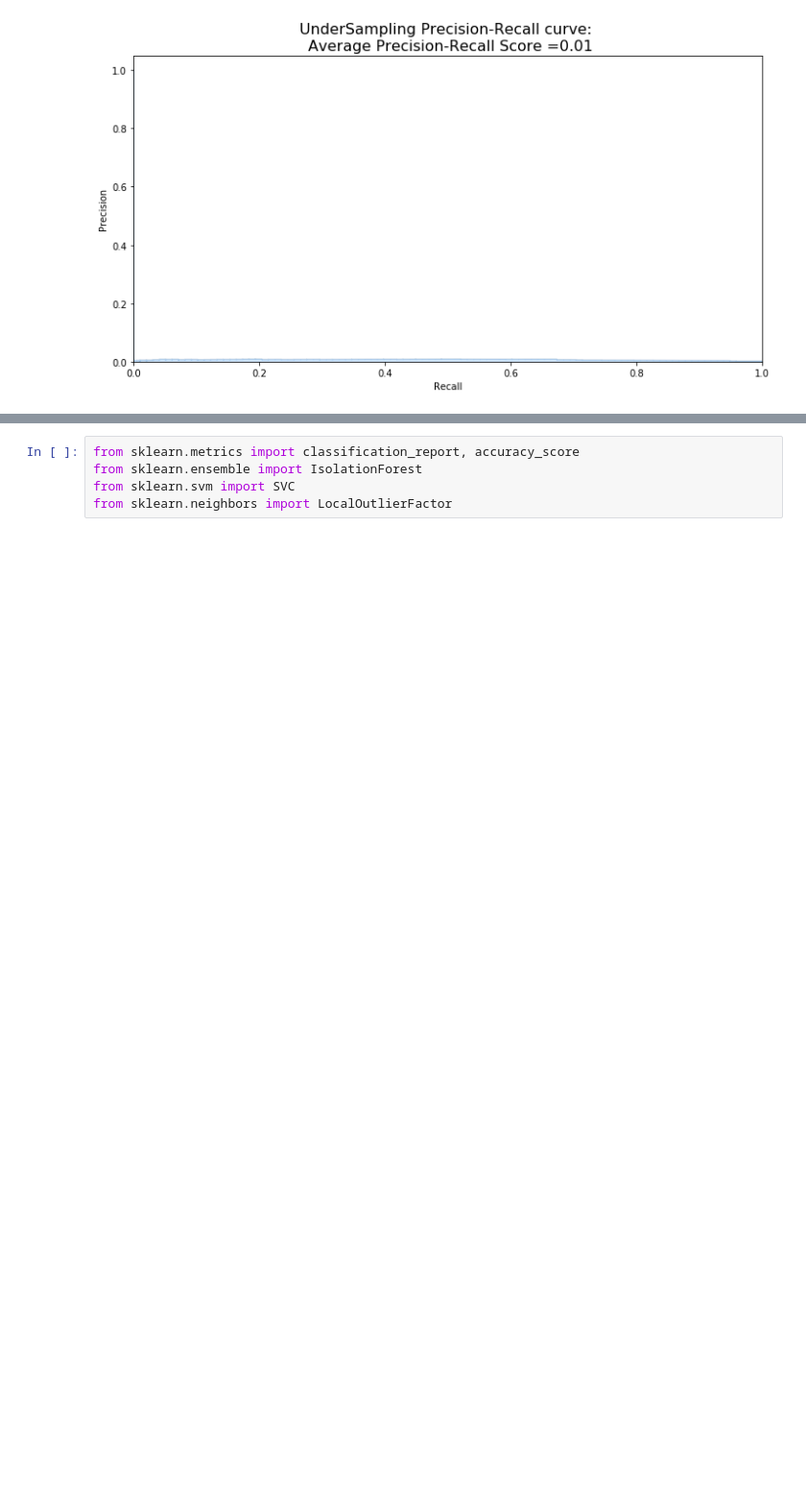
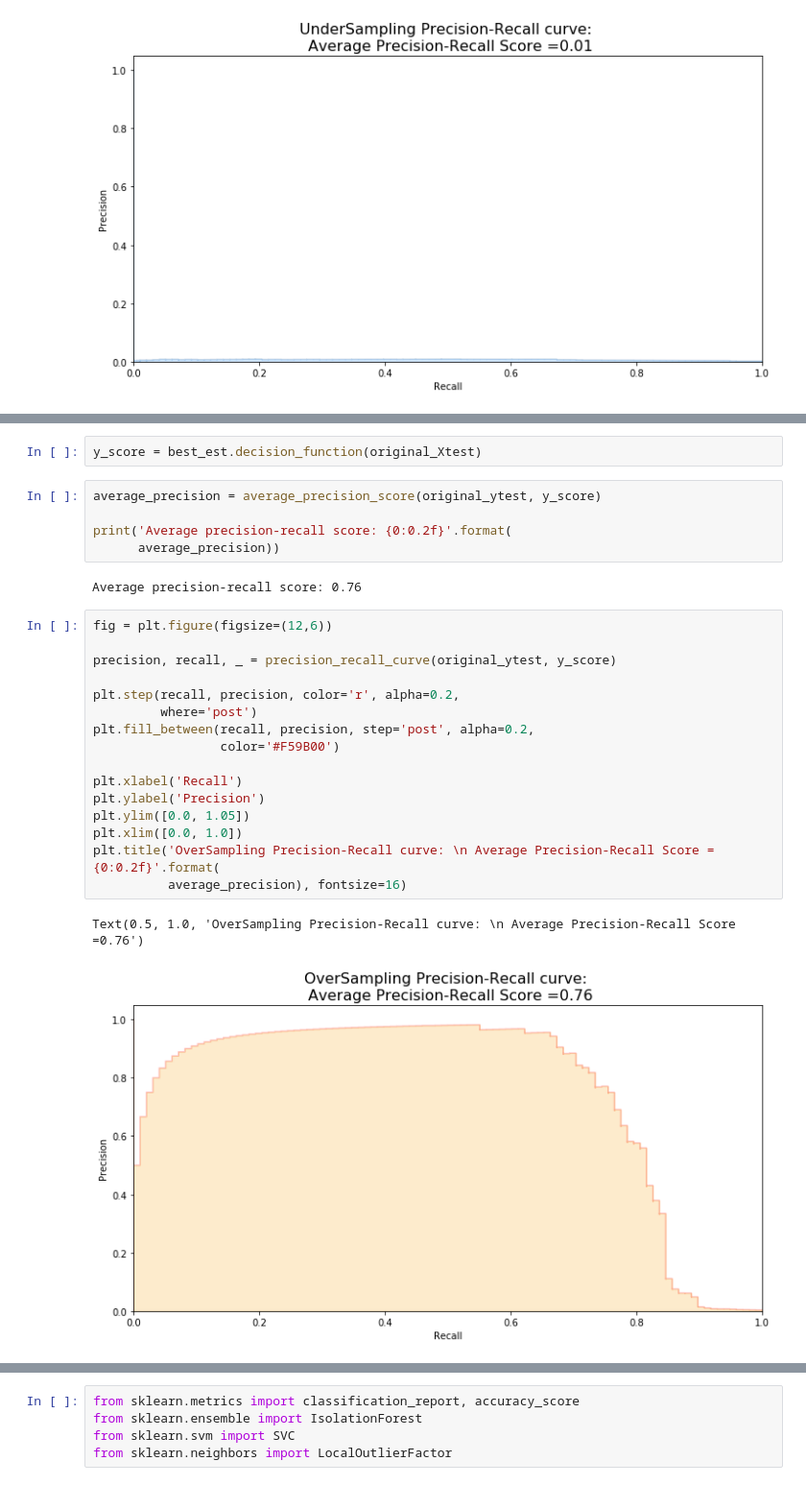
Before and after one commit to jcanque777/credit_card_fraud, a Jupyter notebook: creditcardfraud.ipynb, the cells around one changed output, grey strips where cells are left out. Shown at 96% size. Drawn from its saved outputs; the diff is of its cells as text; blank space fills up the shorter version.

```diff
--- a/creditcardfraud.ipynb
+++ b/creditcardfraud.ipynb
@@ -1068,0 +1157,28 @@ Text(0.5, 1.0, 'UnderSampling Precision-Recall curve: \n Average Precision-Recal
+# %%
+y_score = best_est.decision_function(original_Xtest)
+# %%
+average_precision = average_precision_score(original_ytest, y_score)
+
+print('Average precision-recall score: {0:0.2f}'.format(
+      average_precision))
+# %% [output]
+Average precision-recall score: 0.76
+# %%
+fig = plt.figure(figsize=(12,6))
+
+precision, recall, _ = precision_recall_curve(original_ytest, y_score)
+
+plt.step(recall, precision, color='r', alpha=0.2,
+         where='post')
+plt.fill_between(recall, precision, step='post', alpha=0.2,
+                 color='#F59B00')
+
+plt.xlabel('Recall')
+plt.ylabel('Precision')
+plt.ylim([0.0, 1.05])
+plt.xlim([0.0, 1.0])
+plt.title('OverSampling Precision-Recall curve: \n Average Precision-Recall Score ={0:0.2f}'.format(
+          average_precision), fontsize=16)
+# %% [output]
+Text(0.5, 1.0, 'OverSampling Precision-Recall curve: \n Average Precision-Recall Score =0.76')
+[figure, added]
```
Also changed, not shown: parts of 6 cells of this notebook.
